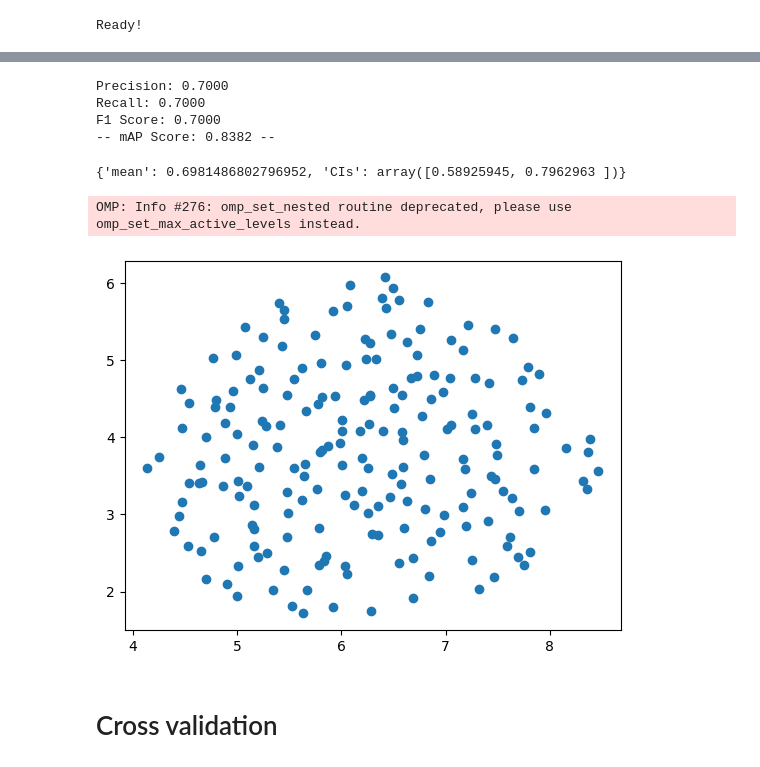
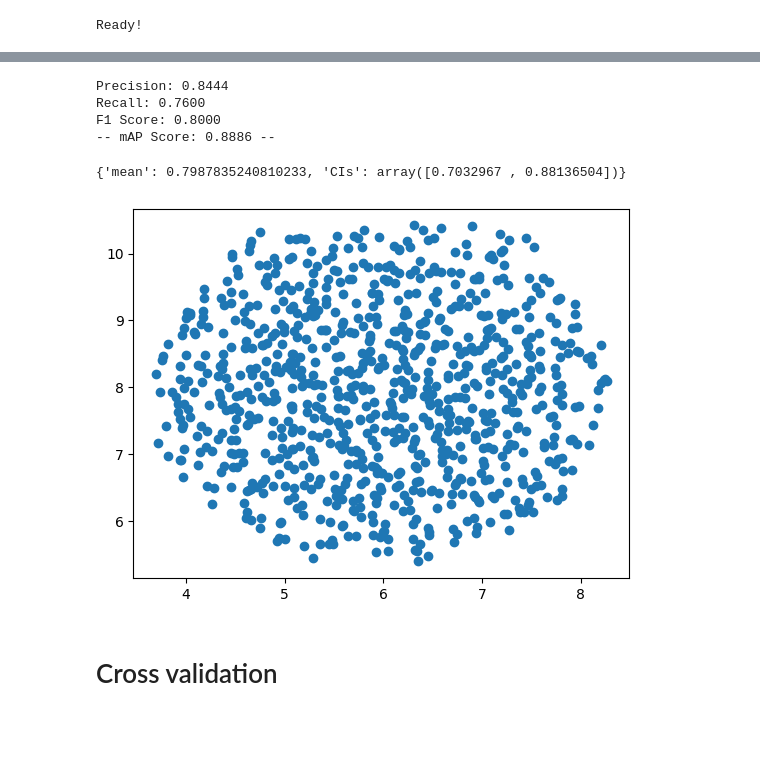
Before and after one commit to Lasse-mohr/fertility-prediction-challenge, a Jupyter notebook: train_finetune.ipynb, the cells around one changed output, grey strips where cells are left out. Drawn from its saved outputs; the diff is of its cells as text; code cells hidden in the pictures; blank space fills up the shorter version.

Commit message:
BEST excel model

```diff
--- a/train_finetune.ipynb
+++ b/train_finetune.ipynb
@@ -93,16 +93,16 @@ See the caveats in the documentation: https://pandas.pydata.org/pandas-docs/stab
 # %%
 #ENCODING_SIZE = 64
 BATCH_SIZE = 16
-HIDDEN_SIZE = 128
-ENCODING_SIZE = 128
+HIDDEN_SIZE =  96
+ENCODING_SIZE = 96
 NUM_HEADS = 8
-NUM_LAYERS = 4
+NUM_LAYERS = 5
 NUM_EPOCHS = 12
 DETECT_ANOMALY = False
 SEQ_LEN = data.seq_len
 VOCAB_SIZE = data.vocab_size
 
-LR = 7e-3
+LR = 1e-2
 
 assert HIDDEN_SIZE % NUM_HEADS == 0, "Check that the hidden size is divisible"
 print(SEQ_LEN)
@@ -140,7 +140,7 @@ class PreFerPredictor(nn.Module):
         self.decoder = GRUDecoder(
             input_size=ENCODING_SIZE,
             hidden_size=HIDDEN_SIZE,
-            num_layers=3,
+            num_layers=2,
             max_seq_len=14,
             dropout=0.2,
 
@@ -179,7 +179,7 @@ scheduler = optim.lr_scheduler.CosineAnnealingLR(optimizer, T_max = NUM_EPOCHS *
 
 ## Stochaistic Weight Averaging
 #avg_fn = optim.swa_utils.get_swa_avg_fn()
-avg_fn = optim.swa_utils.get_ema_avg_fn(0.95)
+avg_fn = optim.swa_utils.get_ema_avg_fn(0.99)
 avg_model = optim.swa_utils.AveragedModel(model, avg_fn=avg_fn, use_buffers=False)#multi_avg_fn=optim.swa_utils.get_swa_multi_avg_fn())
 avg_start = 3
 #avg_scheduler = optim.swa_utils.SWALR(optimizer, swa_lr=1e-3) #typically has a high lr
@@ -308,10 +308,10 @@ print(f"Recall: {recall:.4f}")
 print(f"F1 Score: {f1:.4f}")
 print(f"-- mAP Score: {map_roc:.4f} --")
 # %% [output]
-Precision: 0.7000
-Recall: 0.7000
-F1 Score: 0.7000
--- mAP Score: 0.8382 --
+Precision: 0.8444
+Recall: 0.7600
+F1 Score: 0.8000
+-- mAP Score: 0.8886 --
 # %%
 from sklearn.metrics import f1_score
 def bootstrap(preds, targs, metric, n_bootstraps: int):
@@ -325,19 +325,18 @@ def bootstrap(preds, targs, metric, n_bootstraps: int):
 # %%
 bootstrap( probs.cpu().numpy() > 0.5, actuals.cpu().numpy(), metric= lambda x,y: f1_score(x,y), n_bootstraps=5000)
 # %% [output]
-{'mean': 0.6981486802796952, 'CIs': array([0.58925945, 0.7962963 ])}
+{'mean': 0.7987835240810233, 'CIs': array([0.7032967 , 0.88136504])}
 # %%
 #import umap
 import umap.umap_ as umap
 import matplotlib.pyplot as plt
-w = avg_model.get_submodule("module").encoder.embedding.question_embedding.weight.detach().cpu().numpy()
+w = avg_model.get_submodule("module").encoder.embedding.answer_embedding.weight.detach().cpu().numpy()
 projector = umap.UMAP(n_components=2)
 wp = projector.fit_transform(w)
 plt.scatter(wp[:,0], wp[:,1])
 plt.show()
 # %% [output]
-OMP: Info #276: omp_set_nested routine deprecated, please use omp_set_max_active_levels instead.
-[figure, old version]
+[figure, new version]
 # %% [markdown]
 # Cross validation
 # %%
```
Also changed, not shown: parts of 1 cell of this notebook.
